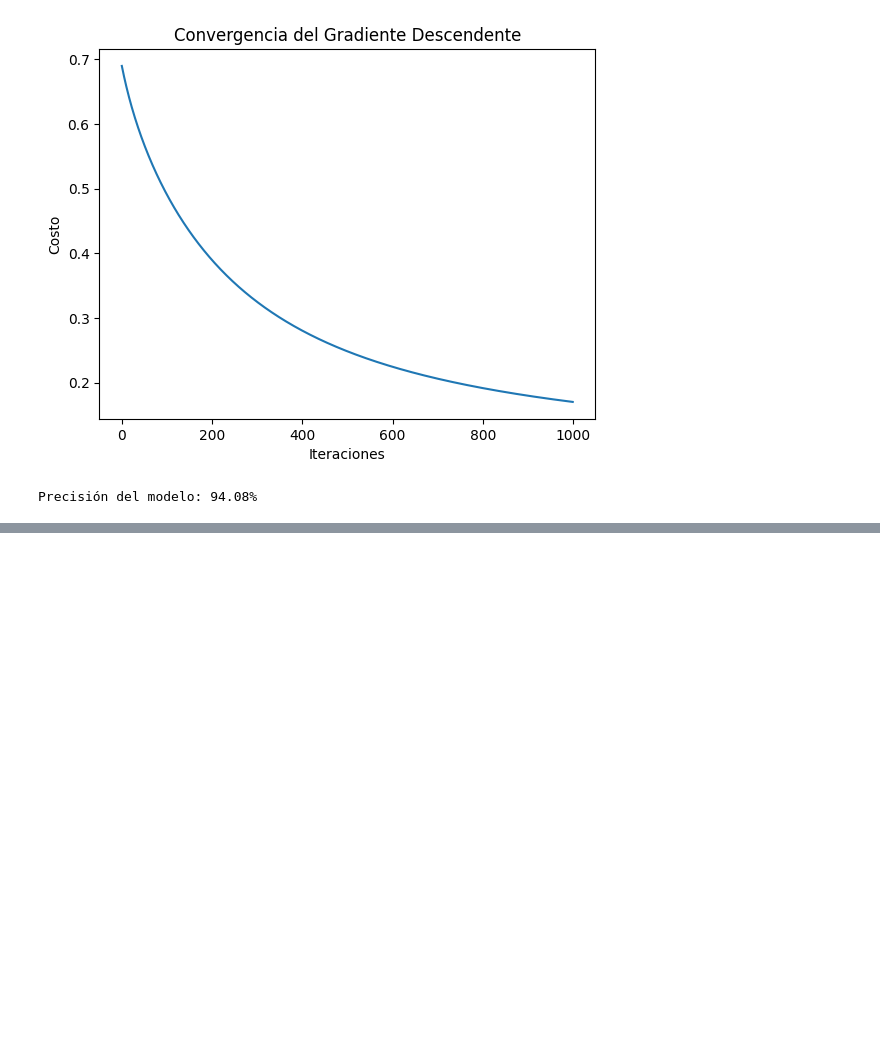
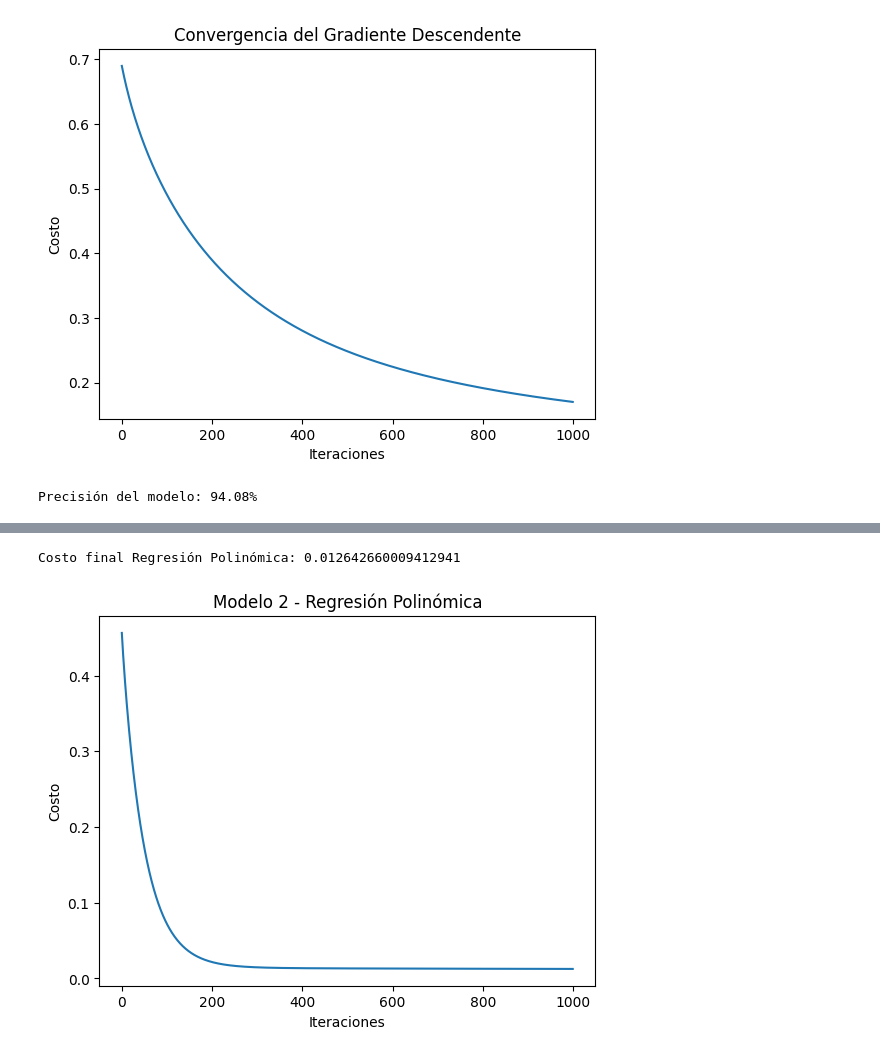
Before and after one commit to jogaesmo/Escobar_Moscoso_Jorge_Gabriel_IA_1, a Jupyter notebook: lab2/EscobarMoscosoLab2_IA1.ipynb, the cells around one changed output, grey strips where cells are left out. Drawn from its saved outputs; the diff is of its cells as text; code cells hidden in the pictures; blank space fills up the shorter version.

```diff
--- a/lab2/EscobarMoscosoLab2_IA1.ipynb
+++ b/lab2/EscobarMoscosoLab2_IA1.ipynb
@@ -179,0 +214,33 @@ Precisión del modelo: 94.08%
+# %%
+# MODELO 2: Regresión Polinómica (grado 2)
+def mapPolyFeatures(X, degree=2):
+    X_poly = X.copy()
+    for d in range(2, degree + 1):
+        X_poly = np.concatenate([X_poly, X ** d], axis=1)
+    return X_poly
+
+# Crear características polinómicas
+X_poly = mapPolyFeatures(X_norm, degree=2)
+X_poly_final = np.concatenate([np.ones((m, 1)), X_poly], axis=1)
+
+# Normalizar las nuevas características
+X_poly_norm = X_poly_final.copy()
+mu_poly = np.mean(X_poly_final[:, 1:], axis=0)
+sigma_poly = np.std(X_poly_final[:, 1:], axis=0)
+sigma_poly[sigma_poly == 0] = 1
+X_poly_norm[:, 1:] = (X_poly_final[:, 1:] - mu_poly) / sigma_poly
+
+theta_poly = np.zeros(X_poly_norm.shape[1])
+
+theta_poly, cost_history_poly = gradientDescentLineal(X_poly_norm, y_binario, theta_poly, alpha, iterations)
+
+print("Costo final Regresión Polinómica:", computeCostLineal(X_poly_norm, y_binario, theta_poly))
+
+plt.plot(cost_history_poly)
+plt.xlabel("Iteraciones")
+plt.ylabel("Costo")
+plt.title("Modelo 2 - Regresión Polinómica")
+plt.show()
+# %% [output]
+Costo final Regresión Polinómica: 0.012642660009412941
+[figure, added]
```
Also changed, not shown: parts of 5 cells of this notebook.
